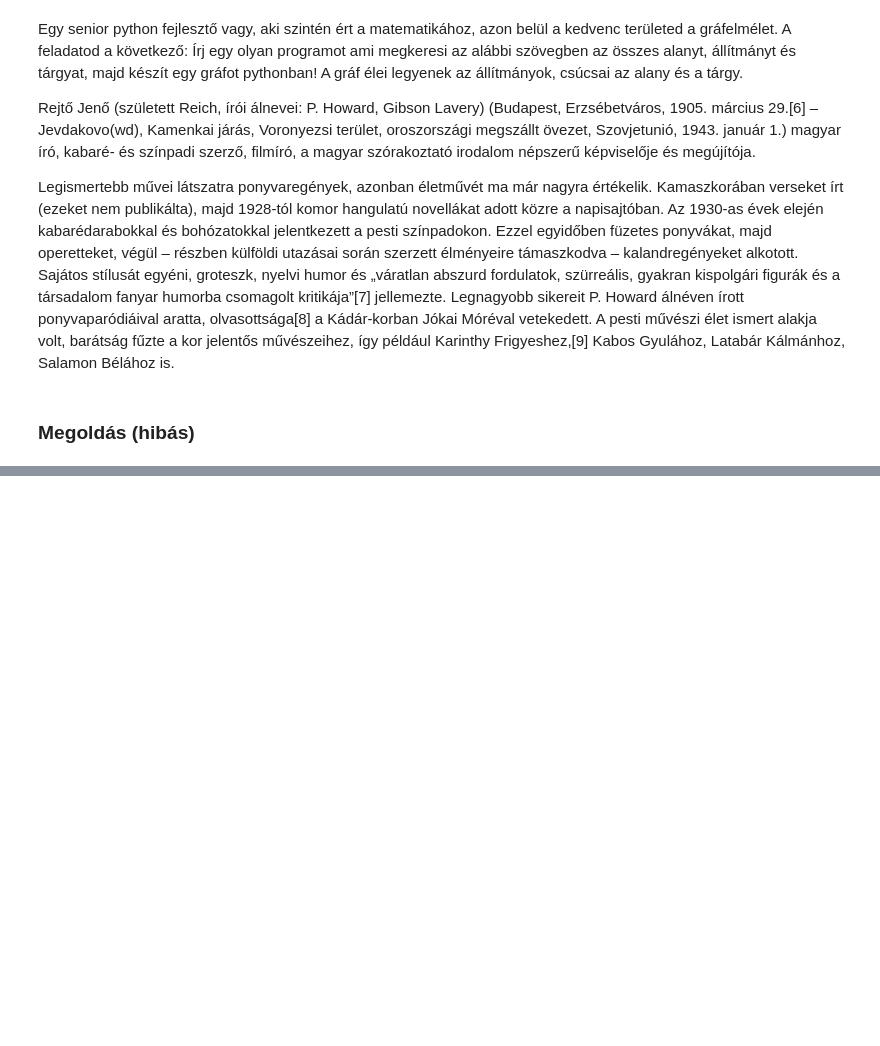
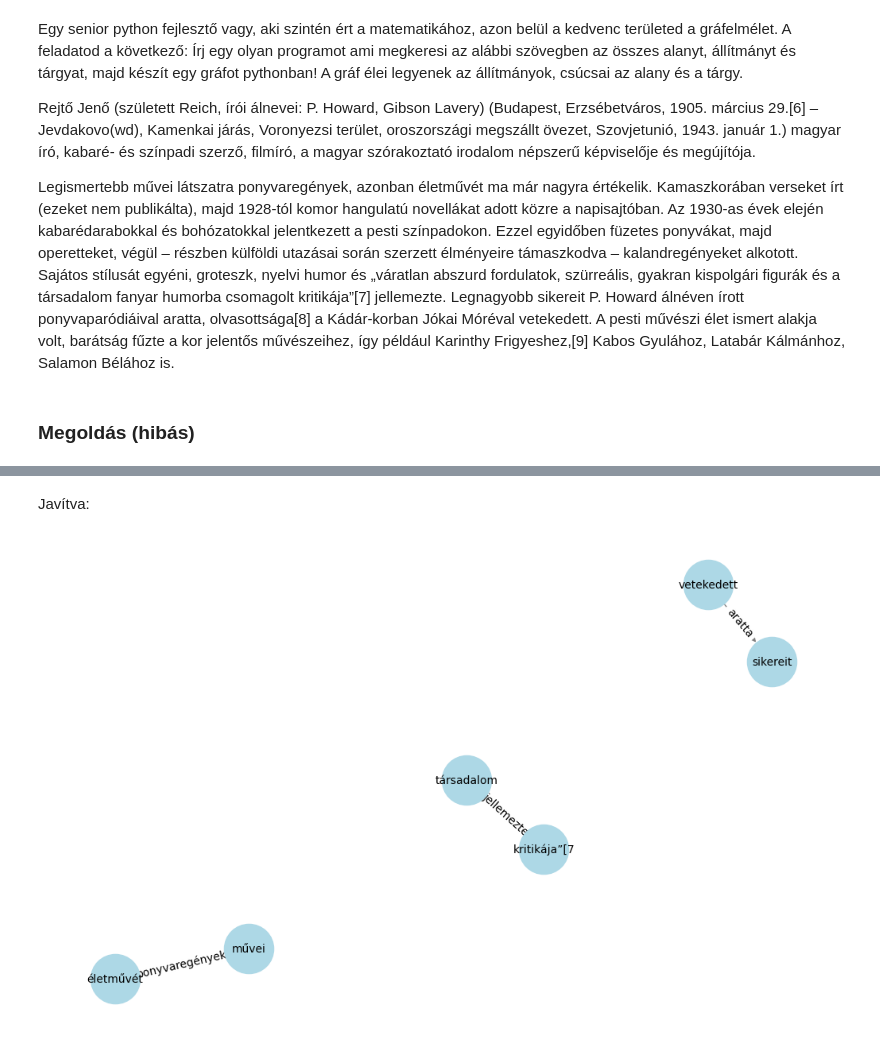
Before and after one commit to trsk3333/chatgpt, a Jupyter notebook: chatgpt_03_hf.ipynb, the cells around one changed output, grey strips where cells are left out. Cells and saved outputs as stored; diff of their text form; code cells hidden in the pictures; blank space fills up the shorter version.

```diff
--- a/chatgpt_03_hf.ipynb
+++ b/chatgpt_03_hf.ipynb
@@ -70,0 +70,2 @@ python -m spacy download hu_core_news_lg
+# %% [markdown]
+Javítva:
@@ -70,0 +76,58 @@ python -m spacy download hu_core_news_lg
+# %%
+import spacy
+import networkx as nx
+import matplotlib.pyplot as plt
+
+def extract_spo(text):
+    try:
+        nlp = spacy.load("hu_core_news_lg")
+    except OSError:
+        print("A 'hu_core_news_trf' modell nincs telepítve. Telepítsd a következő paranccsal:")
+        print("pip install hu_core_news_lg@https://huggingface.co/huspacy/hu_core_news_lg/resolve/main/hu_core_news_lg-any-py3-none-any.whl")
+        return []
+
+    doc = nlp(text)
+    spo_list = []
+
+    for sent in doc.sents:
+        subject, predicate, obj = None, None, None
+
+        for token in sent:
+            if "nsubj" in token.dep_:
+                subject = token.text
+            elif "ROOT" in token.dep_:
+                predicate = token.text
+            elif "obj" in token.dep_:
+                obj = token.text
+
+        if subject and predicate and obj:
+            spo_list.append((subject, predicate, obj))
+
+    return spo_list
+
+def create_graph(spo_list):
+    G = nx.DiGraph()
+
+    for subject, predicate, obj in spo_list:
+        G.add_edge(subject, obj, label=predicate)
+
+    return G
+
+def draw_graph(G):
+    pos = nx.spring_layout(G)
+    plt.figure(figsize=(10, 6))
+
+    nx.draw(G, pos, with_labels=True, node_color='lightblue', edge_color='gray', node_size=2000, font_size=10)
+    edge_labels = {(u, v): d['label'] for u, v, d in G.edges(data=True)}
+    nx.draw_networkx_edge_labels(G, pos, edge_labels=edge_labels, font_size=10)
+
+    plt.show()
+
+if __name__ == "__main__":
+    text = """Rejtő Jenő (született Reich, írói álnevei: P. Howard, Gibson Lavery) (Budapest, Erzsébetváros, 1905. március 29.[6] – Jevdakovo(wd), Kamenkai járás, Voronyezsi terület, oroszországi megszállt övezet, Szovjetunió, 1943. január 1.) magyar író, kabaré- és színpadi szerző, filmíró, a magyar szórakoztató irodalom népszerű képviselője és megújítója. Legismertebb művei látszatra ponyvaregények, azonban életművét ma már nagyra értékelik. Kamaszkorában verseket írt (ezeket nem publikálta), majd 1928-tól komor hangulatú novellákat adott közre a napisajtóban. Az 1930-as évek elején kabarédarabokkal és bohózatokkal jelentkezett a pesti színpadokon. Ezzel egyidőben füzetes ponyvákat, majd operetteket, végül – részben külföldi utazásai során szerzett élményeire támaszkodva – kalandregényeket alkotott. Sajátos stílusát egyéni, groteszk, nyelvi humor és „váratlan abszurd fordulatok, szürreális, gyakran kispolgári figurák és a társadalom fanyar humorba csomagolt kritikája”[7] jellemezte. Legnagyobb sikereit P. Howard álnéven írott ponyvaparódiáival aratta, olvasottsága[8] a Kádár-korban Jókai Móréval vetekedett. A pesti művészi élet ismert alakja volt, barátság fűzte a kor jelentős művészeihez, így például Karinthy Frigyeshez,[9] Kabos Gyulához, Latabár Kálmánhoz, Salamon Bélához is."""
+    spo_list = extract_spo(text)
+    if spo_list:
+        G = create_graph(spo_list)
+        draw_graph(G)
+# %% [output]
+[figure, added]
```
Also changed, not shown: parts of 3 cells of this notebook.
